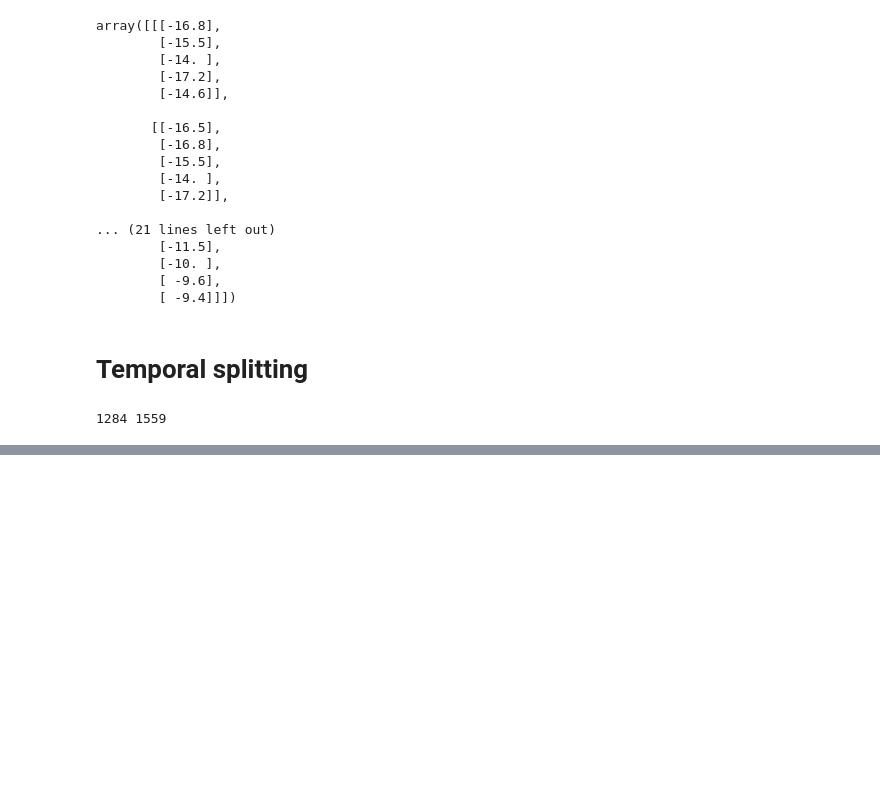
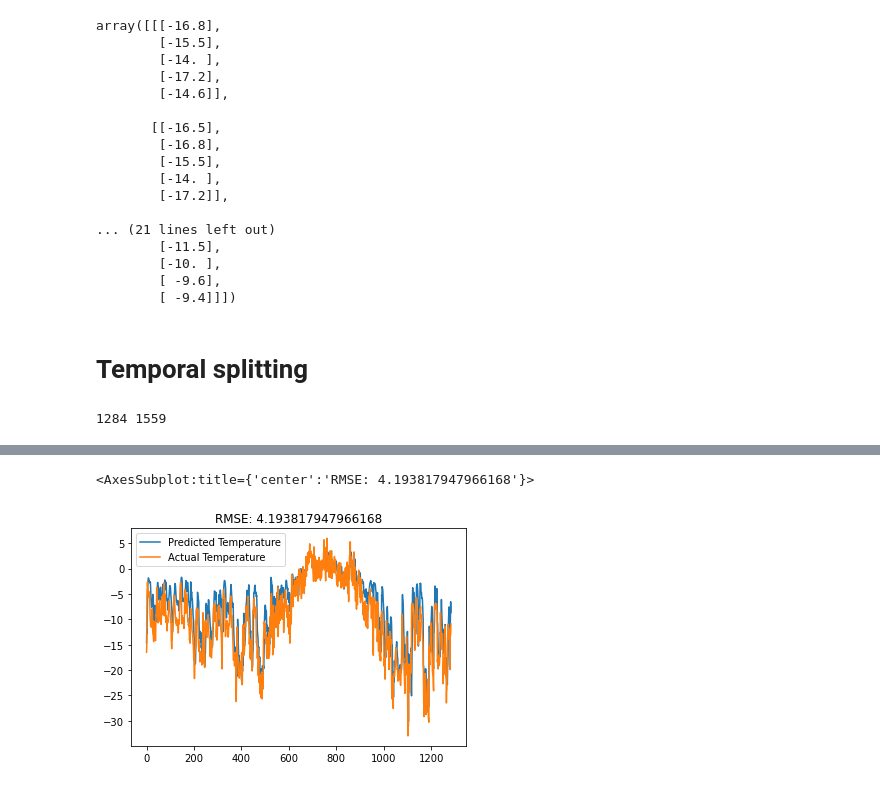
Before and after one commit to arun-kumar-c-s/Multivariate_Time_Series_Forecasting_Using_LSTM, a Jupyter notebook: main.ipynb, the cells around one changed output, grey strips where cells are left out. Drawn from its saved outputs; the diff is of its cells as text; code cells hidden in the pictures; blank space fills up the shorter version.

```diff
--- a/main.ipynb
+++ b/main.ipynb
@@ -228,0 +291,5 @@ X_test, y_test = X[cv_test_split_idx:], y[cv_test_split_idx:]
+# %%
+cp1 = ModelCheckpoint('model1/', save_best_only=True)
+model1.compile(loss=MeanSquaredError(), optimizer=Adam(learning_rate=0.001), metrics=[RootMeanSquaredError()])
+# %%
+model1.fit(X_train, y_train, validation_data=(X_val, y_val), epochs=10, callbacks=[cp1, tb1])
@@ -228,0 +327,7 @@ X_test, y_test = X[cv_test_split_idx:], y[cv_test_split_idx:]
+# %%
+def post_process(y):
+    return (X_train_sd*y)+X_train_mean
+# %%
+predicted_test_df = pd.DataFrame({'Predicted Temperature':post_process(model1.predict(X_test_std).flatten()), 'Actual Temperature': y_test})
+predicted_val_df = pd.DataFrame({'Predicted Temperature':post_process(model1.predict(X_val_std).flatten()), 'Actual Temperature': y_val})
+predicted_train_df = pd.DataFrame({'Predicted Temperature':post_process(model1.predict(X_train_std).flatten()), 'Actual Temperature': y_train})
@@ -228,0 +340,5 @@ X_test, y_test = X[cv_test_split_idx:], y[cv_test_split_idx:]
+# %%
+predicted_train_df.plot(title=f"RMSE: {mean_squared_error(predicted_train_df['Actual Temperature'], predicted_train_df['Predicted Temperature'], squared=False)}")
+# %% [output]
+<AxesSubplot:title={'center':'RMSE: 4.193817947966168'}>
+[figure, added]
```
Also changed, not shown: parts of 13 cells of this notebook, 1 other file.
